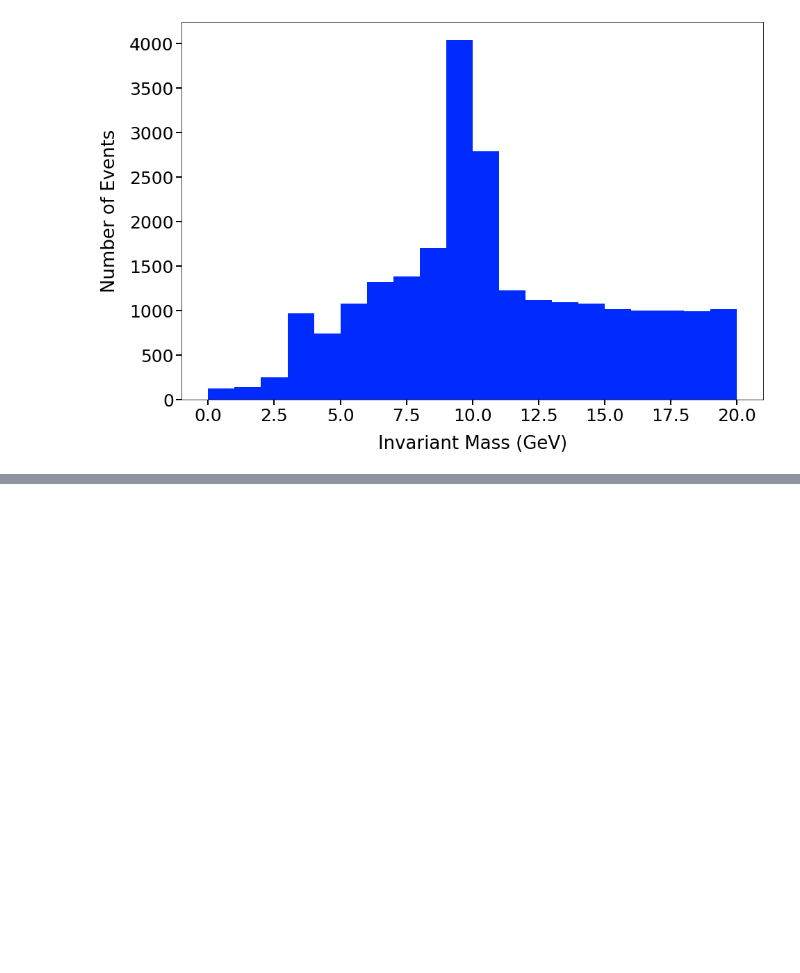
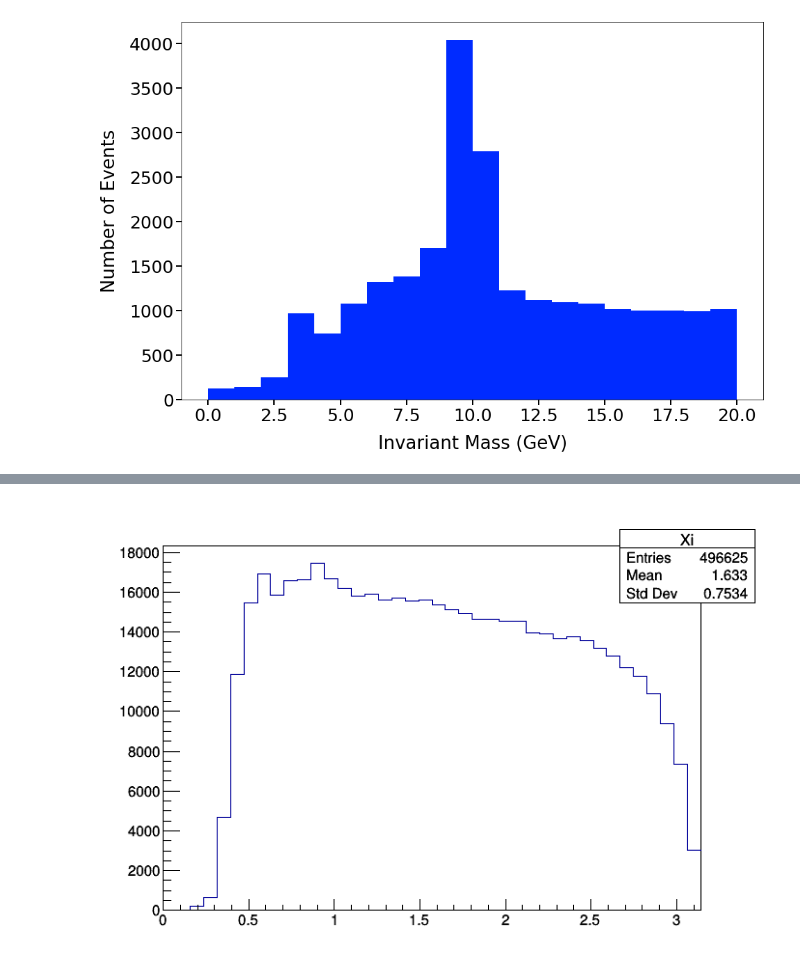
Before and after one commit to badeaa3/HarvardPhys145, a Jupyter notebook: python/Dilepton Invariant Mass Distribution.ipynb, the cells around one changed output, grey strips where cells are left out. Cells and saved outputs as stored; diff of their text form; code cells hidden in the pictures; blank space fills up the shorter version.

```diff
--- a/python/Dilepton Invariant Mass Distribution.ipynb
+++ b/python/Dilepton Invariant Mass Distribution.ipynb
@@ -64,0 +96,6 @@ n, bins, patches = ax.hist(kins[b'inv_mass'], np.linspace(0,20,21))
+# %%
+Xi.Draw("hist")
+c.Update()
+c.Draw()
+# %% [output]
+[figure, added]
```
Also changed, not shown: parts of 3 cells of this notebook.
